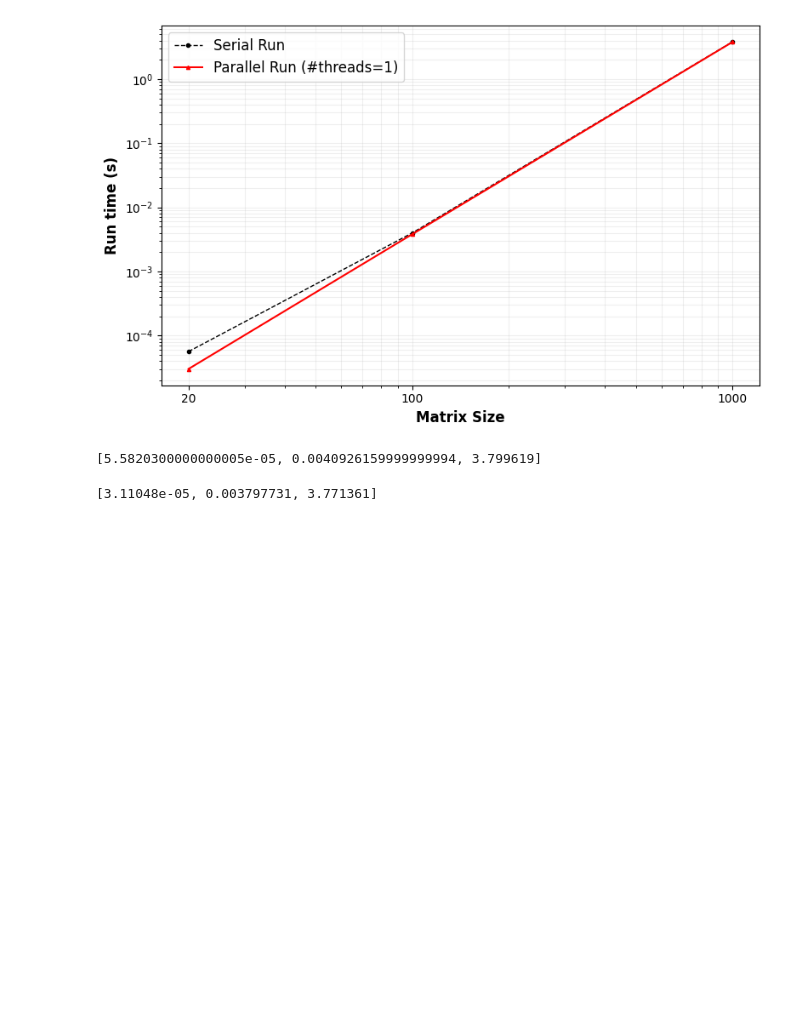
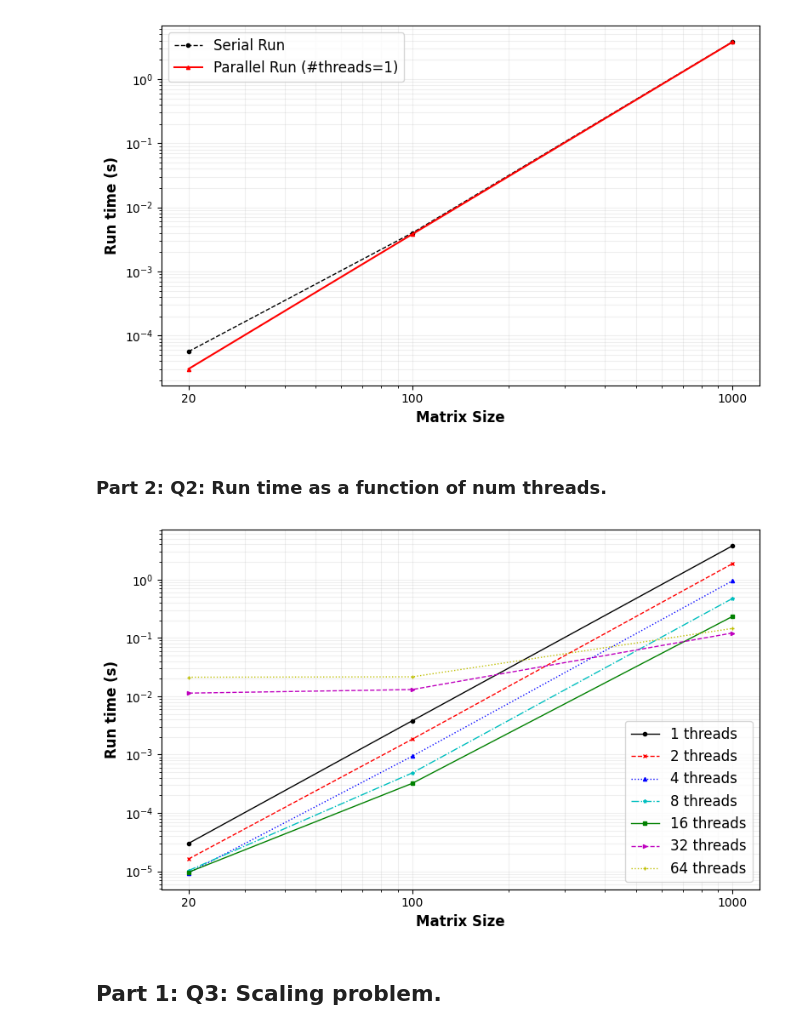
Before and after one commit to cmse822/project-4-openmp-intro-team-2, a Jupyter notebook: analysis/Analysis.ipynb, the cells around one changed output. Saved outputs shown, nothing was run; the diff lists cells and outputs as text; code cells hidden in the pictures; blank space fills up the shorter version.

Commit message:
Update report and figures and code with iterations

```diff
--- a/analysis/Analysis.ipynb
+++ b/analysis/Analysis.ipynb
@@ -5,8 +5,8 @@ import os
 import numpy as np
 import pandas as pd
 # %%
-SR = pd.read_csv('../data/MMM_serial.csv', header=None)
-PR = pd.read_csv('../data/MMM_parallel.csv', header=None)
+SR = pd.read_csv('../data/MMM_serial2.csv', header=None)
+PR = pd.read_csv('../data/MMM_parallel2.csv', header=None)
 HR = pd.read_csv('../data/MMM_hybrid.csv', header=None)
 
 SR.rename(columns={0: 'Threads', 1: 'Size', 2: 'Time'}, inplace=True)
@@ -66,11 +46,38 @@ fig.tight_layout()
 fig.savefig('Fig01_Serial_Thread1.png', format='png', dpi=800)
 # %% [output]
 [figure]
-# %%
-Serial
-# %% [output]
-[5.5820300000000005e-05, 0.0040926159999999994, 3.799619]
-# %%
-Parallel
-# %% [output]
-[3.11048e-05, 0.003797731, 3.771361]
+# %% [markdown]
+### Part 2: Q2: Run time as a function of num threads.
+# %%
+# Extract the results.
+Threads = PR.Threads.unique()
+Sizes = PR.Size.unique()
+
+Res = np.zeros((len(Sizes), len(Threads)))
+
+for i, ss in enumerate(Sizes):
+    for j, tt in enumerate(Threads):
+        Res[i, j] = Mean(PR[(PR.Size == ss) & (PR.Threads == tt)]['Time'].to_numpy())
+# %%
+LS      = ['-', '--', ':', '-.', '-', '--', ':', '-.']
+LW      = [1, 1, 1, 1, 1, 1, 1, 1, 1, 1]
+Color   = ['k', 'r', 'b', 'c', 'g', 'm', 'y']
+Marker  = ['o', 'x', '^', '*', 's', '>', '+']
+MS      = [3, 3, 3, 3, 3, 3, 3, 3, 3, 3, 3]
+
+fig = plt.figure(figsize=(8, 5))
+for i in range(Res.shape[1]):
+    plt.loglog(Sizes, Res[:, i], ls=LS[i], lw=LW[i], color=Color[i],
+               marker=Marker[i], ms=MS[i], label=f'{Threads[i]} threads')
+plt.xlabel('Matrix Size', fontsize=12, color='k', fontweight='bold')
+plt.ylabel('Run time (s)', fontsize=12, color='k', fontweight='bold')
+plt.legend(fontsize=12, fancybox=True)
+plt.grid(which='both', alpha=0.2)
+plt.xticks([20, 100, 1000])
+plt.gca().set_xticklabels(['20', '100', '1000'])
+fig.tight_layout()
+fig.savefig('Fig02_Parallel_Effect_Threads.png', format='png', dpi=800)
+# %% [output]
+[figure, added]
+# %% [markdown]
+## Part 1: Q3: Scaling problem.
```
Also changed, not shown: parts of 3 cells of this notebook, 4 other files.
